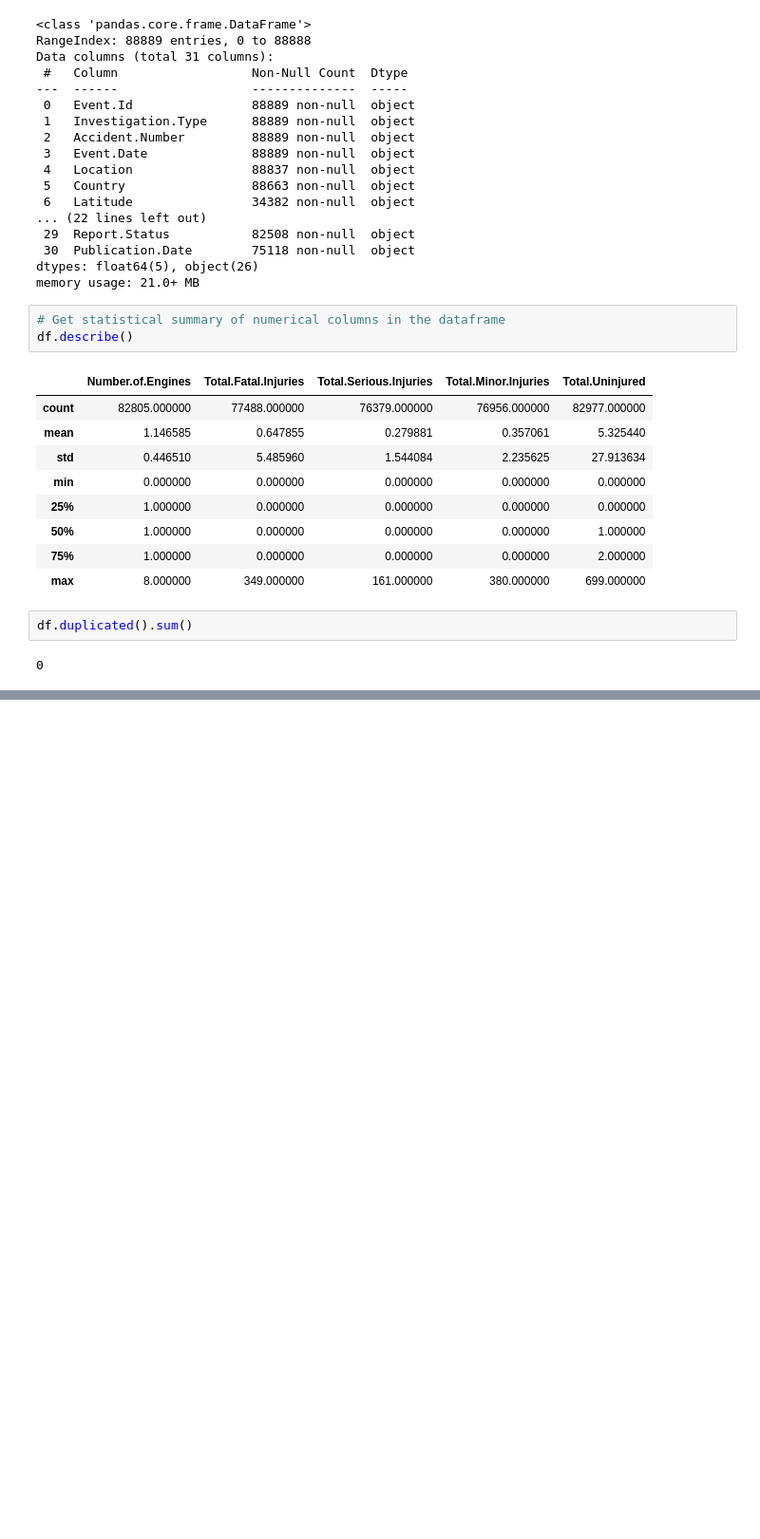
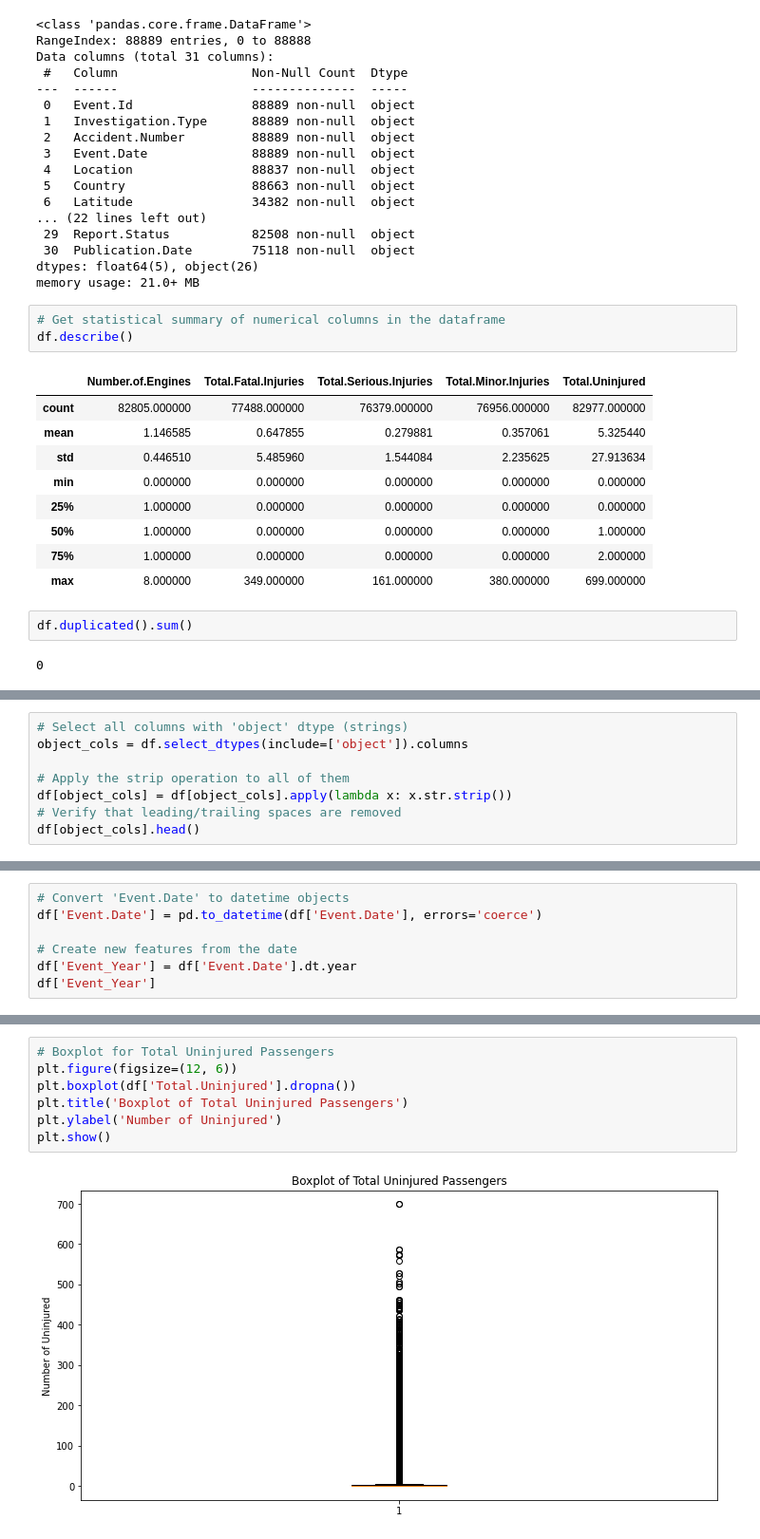
Before and after one commit to chepbree/aircraft_analysis, a Jupyter notebook: aviation.ipynb, the cells around one changed output, grey strips where cells are left out. Shown: that part at 95% size. Saved outputs shown, nothing was run; the diff lists cells and outputs as text; blank space fills up the shorter version.

```diff
--- a/aviation.ipynb
+++ b/aviation.ipynb
@@ -95,0 +153,8 @@ dtype: int64
+# %%
+# Select all columns with 'object' dtype (strings)
+object_cols = df.select_dtypes(include=['object']).columns
+
+# Apply the strip operation to all of them
+df[object_cols] = df[object_cols].apply(lambda x: x.str.strip())
+# Verify that leading/trailing spaces are removed
+df[object_cols].head()
@@ -95,0 +170,7 @@ dtype: int64
+# %%
+# Convert 'Event.Date' to datetime objects
+df['Event.Date'] = pd.to_datetime(df['Event.Date'], errors='coerce')
+
+# Create new features from the date
+df['Event_Year'] = df['Event.Date'].dt.year
+df['Event_Year']
@@ -95,0 +209,9 @@ dtype: int64
+# %%
+# Boxplot for Total Uninjured Passengers
+plt.figure(figsize=(12, 6))
+plt.boxplot(df['Total.Uninjured'].dropna())
+plt.title('Boxplot of Total Uninjured Passengers')
+plt.ylabel('Number of Uninjured')
+plt.show()
+# %% [output]
+[figure, added]
```
Also changed, not shown: parts of 14 cells of this notebook.
